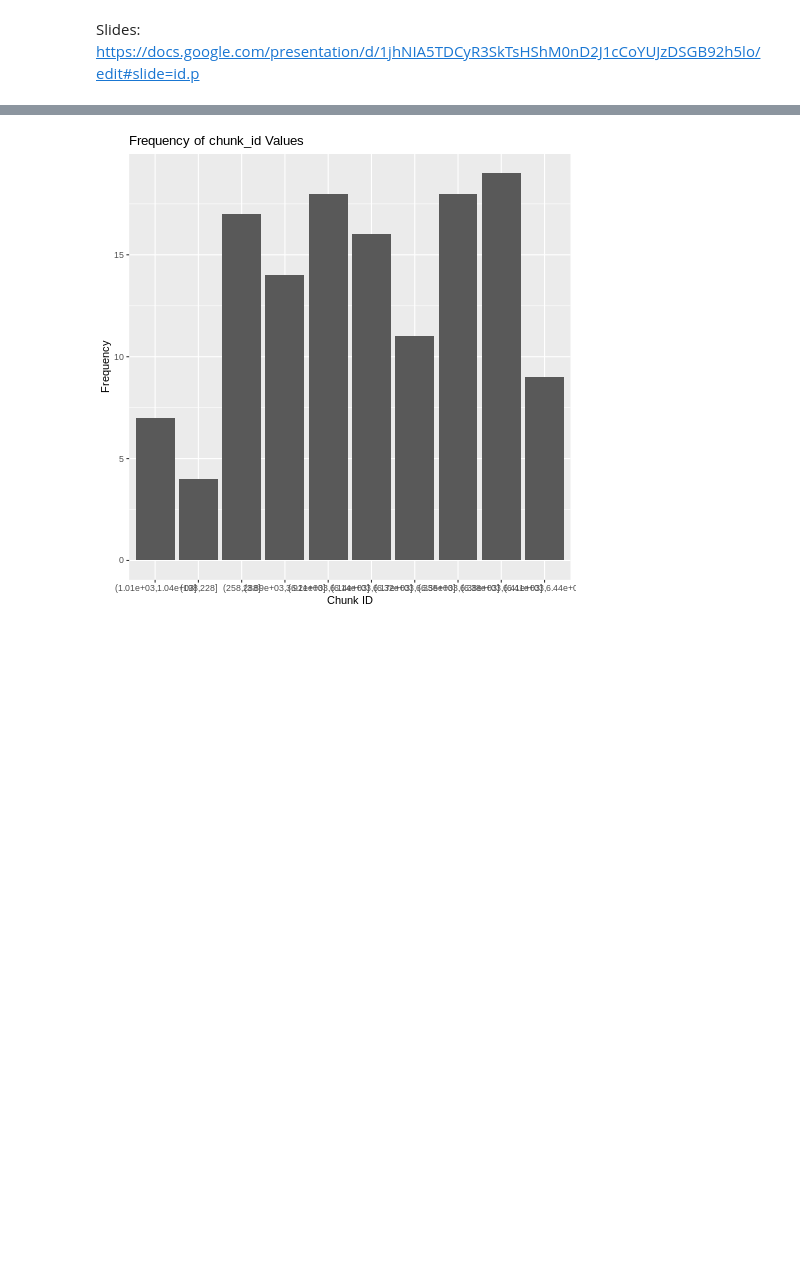
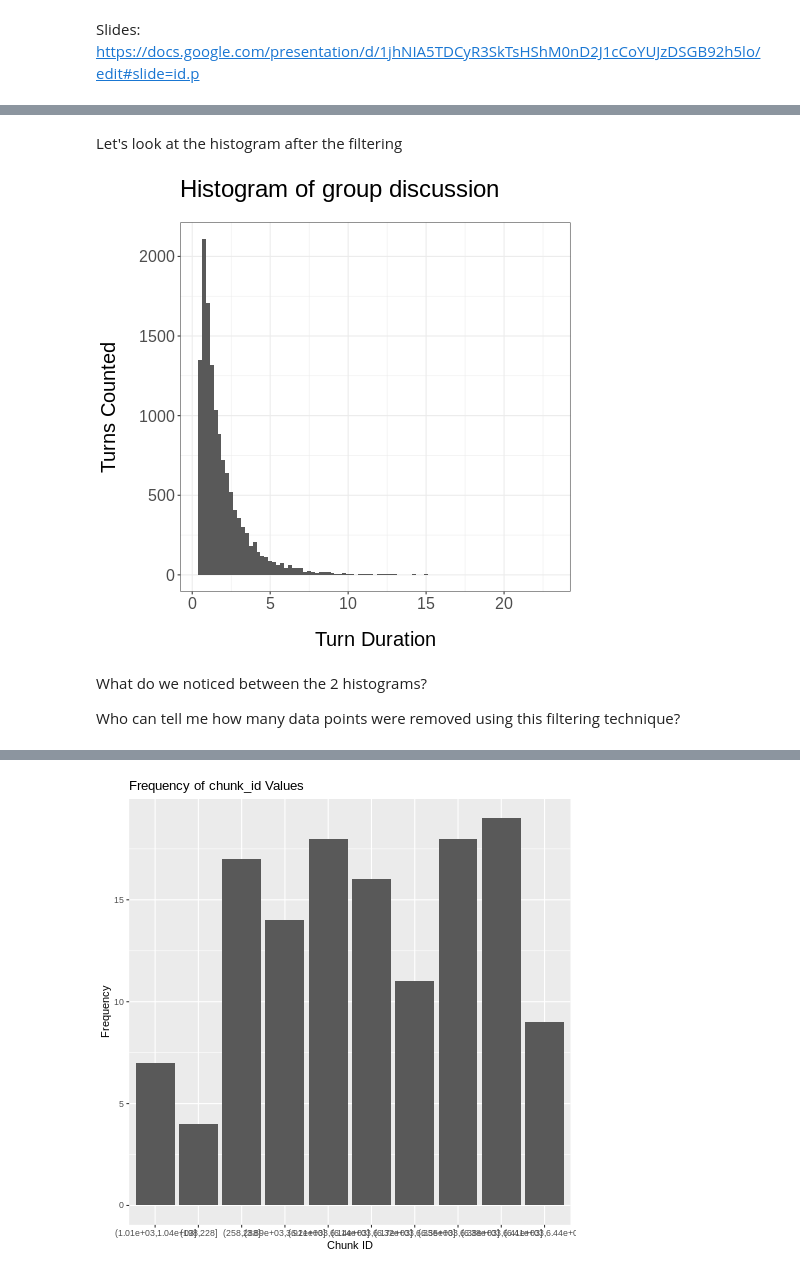
Before and after one commit to chrispalaguachi/audioworkshop, a Jupyter notebook: WIS_Workshop.ipynb, the cells around one changed output, grey strips where cells are left out. Saved outputs shown, nothing was run; the diff lists cells and outputs as text; code cells hidden in the pictures; blank space fills up the shorter version.

```diff
--- a/WIS_Workshop.ipynb
+++ b/WIS_Workshop.ipynb
@@ -83,0 +594,6 @@ rearranged_data <- d1[order(-d1$pd_chunk_sum_loudness), ]
+# %%
+%%R
+##FilterByHalfSecond
+FilteredCompletedMergedAudio_14_03_04 <- filter(CompletedMergedAudio_14_03_04, duration >= 0.5)
+##WriteFilteredFileToWorkingDir
+write.csv(FilteredCompletedMergedAudio_14_03_04,"FilteredCompletedMergedAudio_14_03_04.csv", row.names = FALSE)
@@ -83,0 +609,13 @@ rearranged_data <- d1[order(-d1$pd_chunk_sum_loudness), ]
+# %% [markdown]
+Let's look at the histogram after the filtering
+# %%
+%%R
+filteredtimehistogram <- ggplot(FilteredCompletedMergedAudio_14_03_04,aes(duration)) + geom_histogram(binwidth = .25) + theme_bw()
+
+filteredtimehistogram + labs(title = "Histogram of group discussion", x = "Turn Duration", y = "Turns Counted", fill = "Group Discussion") +  scale_fill_discrete(labels = c("Before", "After")) + theme(text = element_text(size = 20)) + theme(panel.spacing = unit(2, "lines")) + theme(axis.title.y = element_text(margin = margin(t = 0, r = 20, b = 0, l = 0))) +  theme(axis.title.x = element_text(margin = margin(t = 20, r = 0, b = 0, l = 0))) + theme(plot.title = element_text(margin = margin(t = 0, r = 0, b = 20, l = 0)))
+# %% [output]
+[figure, added]
+# %% [markdown]
+What do we noticed between the 2 histograms?
+
+Who can tell me how many data points were removed using this filtering technique?
```
Also changed, not shown: parts of 102 cells of this notebook.
